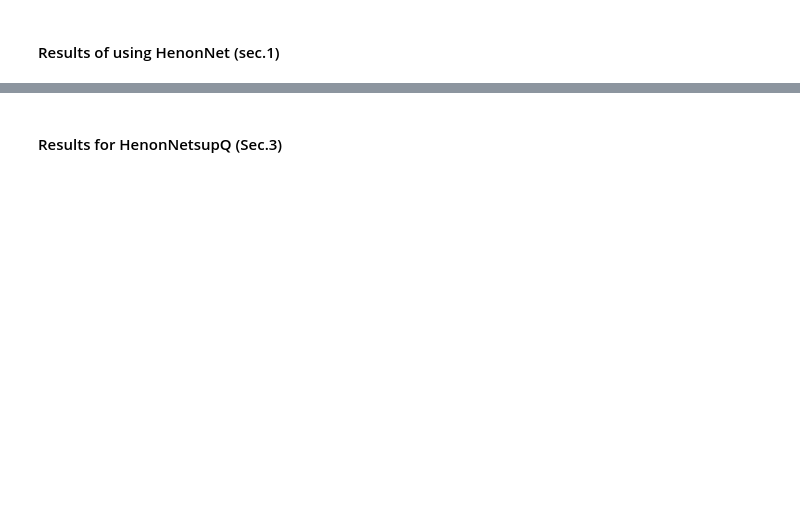
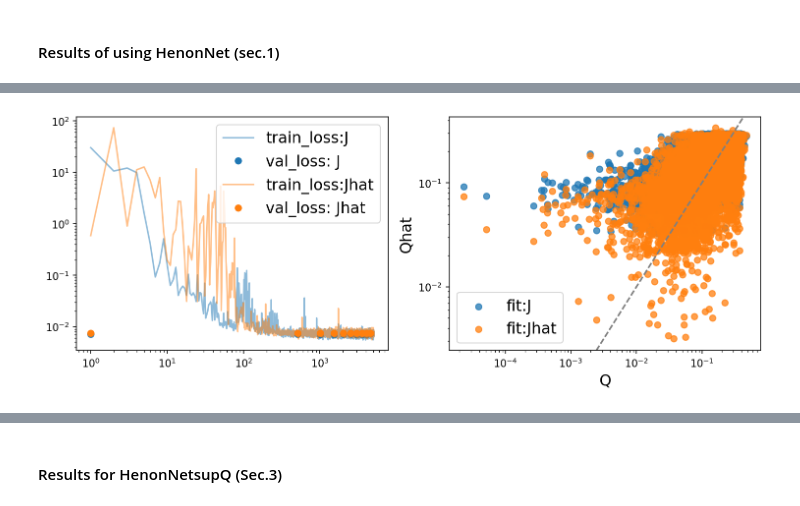
Before and after one commit to nhuang37/symplectic_map, a Jupyter notebook: plot_result.ipynb, the cells around one changed output, grey strips where cells are left out. Cells and saved outputs as stored; diff of their text form; code cells hidden in the pictures; blank space fills up the shorter version.

```diff
--- a/plot_result.ipynb
+++ b/plot_result.ipynb
@@ -186,0 +227,36 @@ plot_input_output(xv, xv_out, xv_pred, untrain_xv_pred)
+# %%
+def load_result(layer=2, hid_dim=32, lr=1e-2, epoch=50, bs=512):
+    name = f"layer={layer}_hid={hid_dim}_lr={lr}_ep={epoch}_bs={bs}/save_file.pkl"
+    result_J = pickle.load(open(f"results_Qonly/Jhat=False_"+name, "rb"))
+    result_Jhat = pickle.load(open(f"results_Qonly/Jhat=True_"+name, "rb"))
+    return result_J, result_Jhat
+
+def plot_pred(result_J, result_Jhat, epoch=50, eval_every=5):
+    fig, axs = plt.subplots(ncols=2, figsize=(10,4),dpi=150)
+    steps = len(result_J['train_loss'])
+    train_ticks = np.arange(1, steps+1)
+    eval_step = eval_every * steps // (epoch)
+    val_ticks = np.arange(1, steps+1, eval_step)
+    colors = {'J':'tab:blue', 'Jhat':'tab:orange'}
+    for name, result in zip(colors.keys(), [result_J, result_Jhat]):
+        axs[0].plot(train_ticks, result['train_loss'], label=f'train_loss:{name}', color=colors[name], alpha=0.5)
+        axs[0].plot(val_ticks, result['val_loss'], 'o', label=f'val_loss: {name}', color=colors[name], alpha=1)
+        axs[0].legend(fontsize=15, loc='upper right')
+
+        axs[1].scatter(result['Q_val'], result['Q_pred'], label=f'fit:{name}', color=colors[name], alpha=0.75)
+
+
+        axs[1].axline((0, 0), slope=1, color='gray', ls='--') #reference y=x
+        axs[1].set_xlabel('Q', fontsize=15)
+        axs[1].set_ylabel('Qhat', fontsize=15)
+        axs[1].legend(fontsize=15, loc='lower left')
+
+    for ax in axs:
+        ax.loglog()
+    fig.tight_layout()
+# %%
+result_J, result_Jhat = load_result(epoch=50, layer=4)
+# %%
+plot_pred(result_J, result_Jhat, epoch=50)
+# %% [output]
+[figure, added]
```
Also changed, not shown: parts of 18 cells of this notebook, 6 other files.
